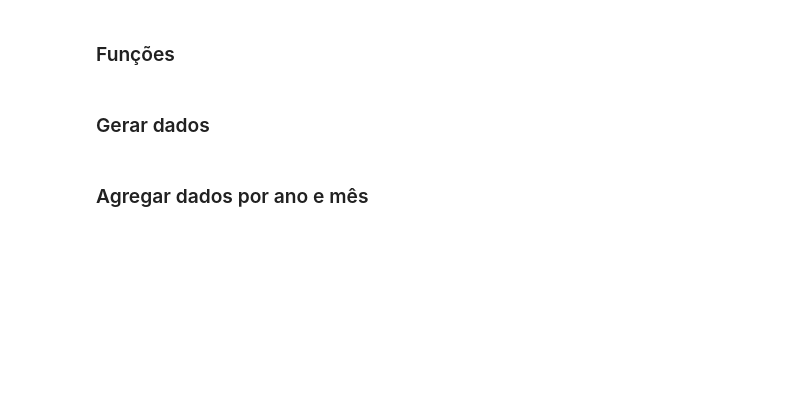
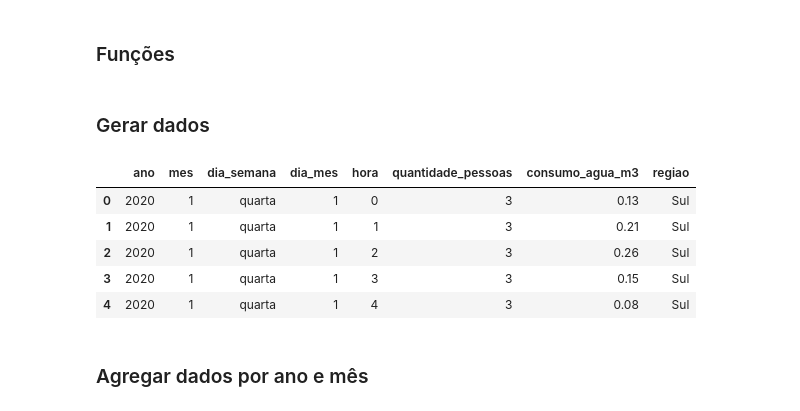
Before and after one commit to matheusssilva991/hackathon-cepedi, a Jupyter notebook: src/gerar_dados.ipynb, the cells around one changed output. Drawn from its saved outputs; the diff is of its cells as text; code cells hidden in the pictures; blank space fills up the shorter version.

```diff
--- a/src/gerar_dados.ipynb
+++ b/src/gerar_dados.ipynb
@@ -109,8 +169,21 @@ def gerar_consumo(**kargs) -> pd.DataFrame:
 ### Gerar dados
 # %%
 # Dados completos com 35040 linhas
-dados = gerar_consumo(num_linhas=35040, data_inicial=datetime(2020, 1, 1), quantidade_de_pessoas=3)
+dados = gerar_dados_consumo(
+    num_linhas=35040,
+    data_inicial=datetime(2020, 1, 1),
+    quantidade_de_pessoas=3,
+    regiao="Sul",
+)
+
 dados.head()
+# %% [output]
+|  | ano | mes | dia_semana | dia_mes | hora | quantidade_pessoas | consumo_agua_m3 | regiao |
+| 0 | 2020 | 1 | quarta | 1 | 0 | 3 | 0.13 | Sul |
+| 1 | 2020 | 1 | quarta | 1 | 1 | 3 | 0.21 | Sul |
+| 2 | 2020 | 1 | quarta | 1 | 2 | 3 | 0.26 | Sul |
+| 3 | 2020 | 1 | quarta | 1 | 3 | 3 | 0.15 | Sul |
+| 4 | 2020 | 1 | quarta | 1 | 4 | 3 | 0.08 | Sul |
 # %% [markdown]
 ### Agregar dados por ano e mês
 # %%
```
Also changed, not shown: parts of 10 cells of this notebook, 4 other files.
